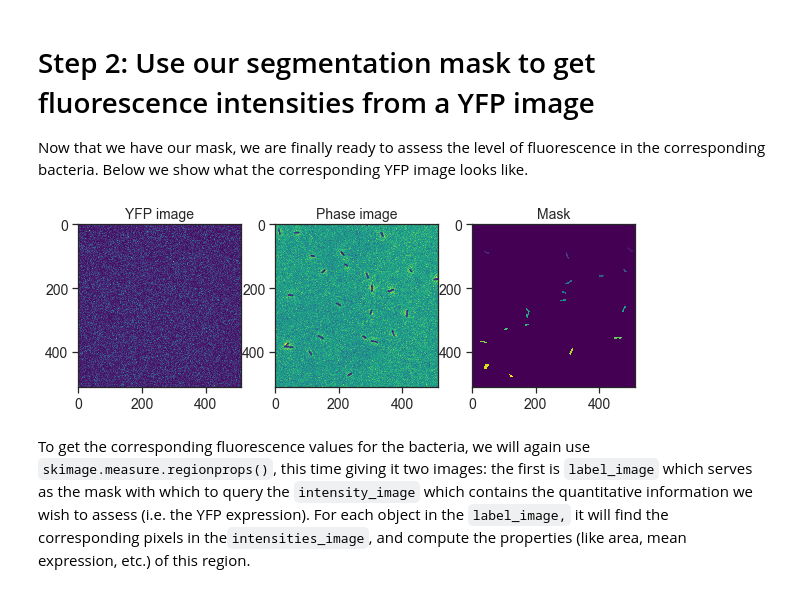
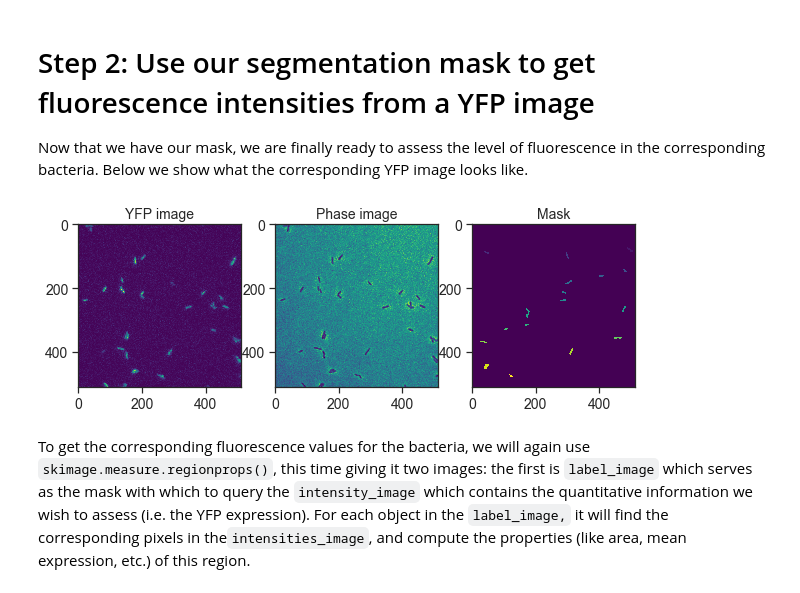
Before and after one commit to RPGroup-PBoC/gist_pboc_2019, a Jupyter notebook: code/lacI_titration_day3.ipynb, the cells around one changed output. Saved outputs shown, nothing was run; the diff lists cells and outputs as text; code cells hidden in the pictures.

```diff
--- a/code/lacI_titration_day3.ipynb
+++ b/code/lacI_titration_day3.ipynb
@@ -204,25 +204,21 @@ plt.imshow(test_mask)
 
 Now that we have our mask, we are finally ready to assess the level of fluorescence in the corresponding bacteria. Below we show what the corresponding YFP image looks like.
 # %%
-im_num = "05"
-
 # read the matching YFP image
-im = skimage.io.imread('data/lacI_titration/O1_auto_phase_pos_' + im_num + '.tif')
-im_yfp = skimage.io.imread('data/lacI_titration/O1_auto_yfp_pos_' + im_num + '.tif')
-
-im_yfp_norm = (im_yfp - np.min(im_yfp))/(np.max(im_yfp)-np.min(im_yfp))
+im = skimage.io.imread('data/lacI_titration/O2_R22_phase_pos_19.tif')
+im_yfp = skimage.io.imread('data/lacI_titration/O2_R22_yfp_pos_19.tif')
 
 # show them next to each other
 fig, ax = plt.subplots(1,3, figsize=[10,3])
-ax[0].imshow(im_yfp_norm)
+ax[0].imshow(im_yfp)
 ax[0].set_title('YFP image')
 
 ax[1].imshow(im)
 ax[1].set_title('Phase image')
 
 ax[2].imshow(test_mask)
 ax[2].set_title('Mask');
 # %% [output]
-[figure, old version]
+[figure, new version]
 # %% [markdown]
 To get the corresponding fluorescence values for the bacteria, we will again use `skimage.measure.regionprops()`, this time giving it two images: the first is `label_image` which serves as the mask with which to query the `intensity_image` which contains the quantitative information we wish to assess (i.e. the YFP expression). For each object in the `label_image,` it will find the corresponding pixels in the`intensities_image`, and compute the properties (like area, mean expression, etc.) of this region.
```
Also changed, not shown: parts of 9 cells of this notebook, 5 other files.
